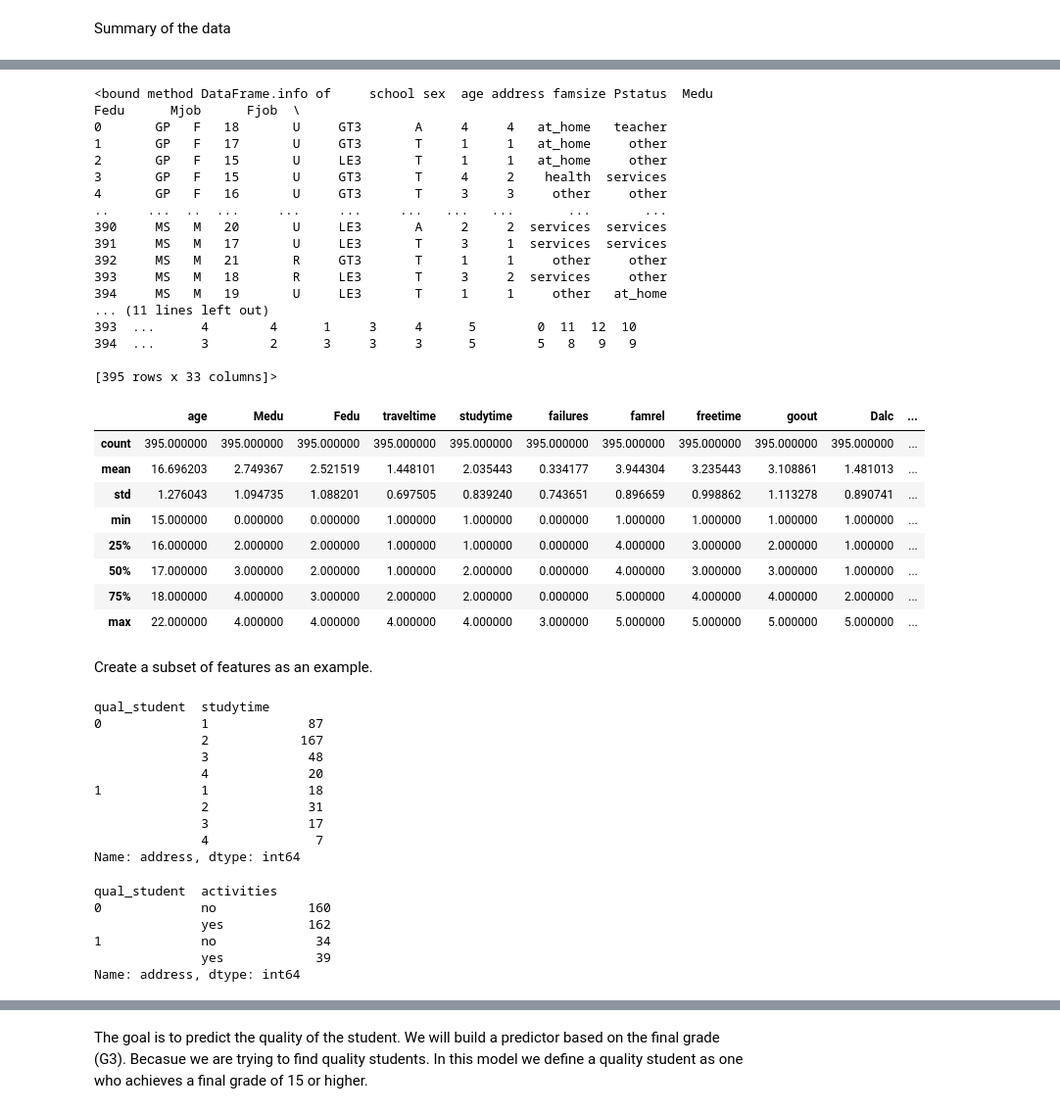
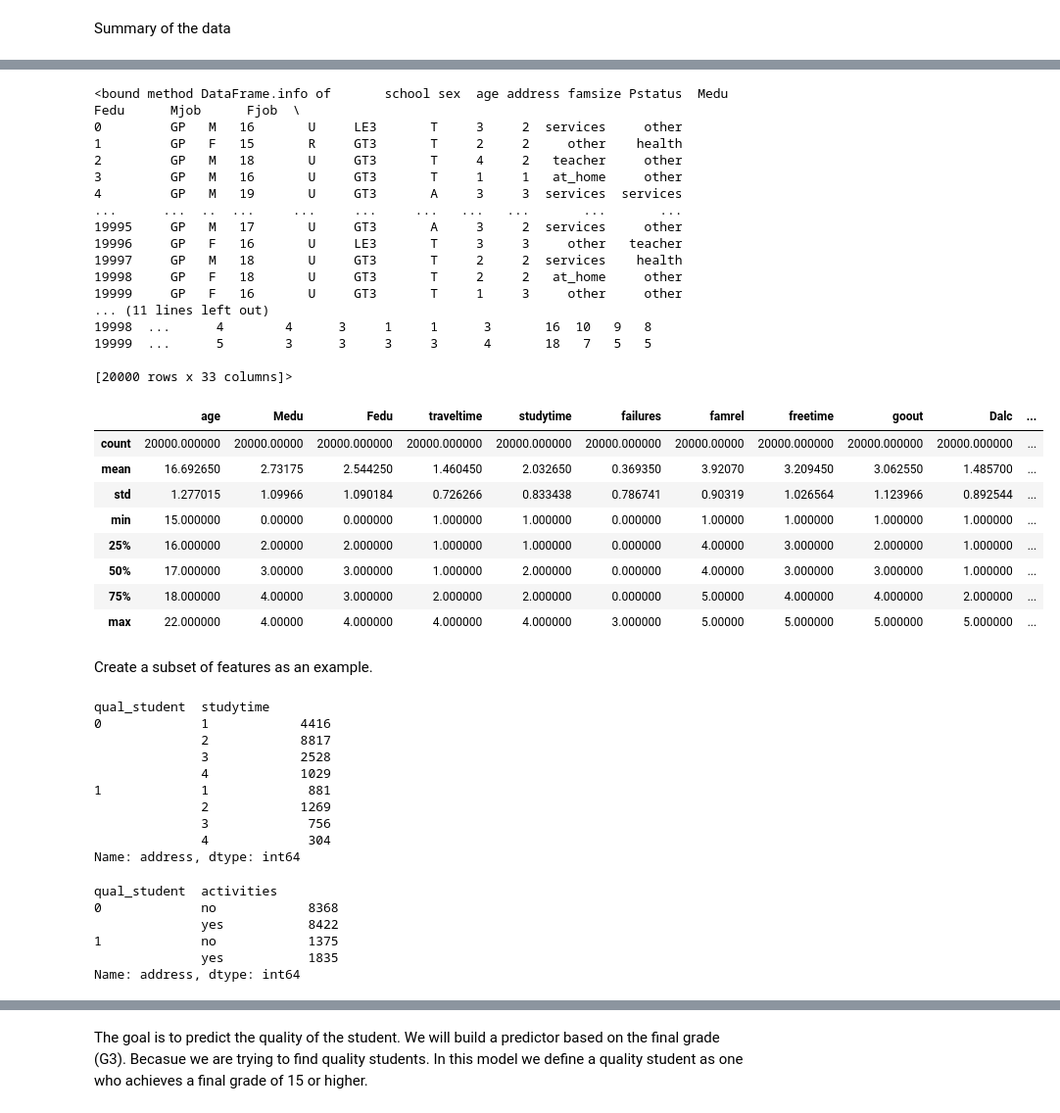
Before and after one commit to CMU-313/fall-22-hw4-team-berny, a Jupyter notebook: model_build.ipynb, the cells around one changed output, grey strips where cells are left out. Shown at 98% size. Saved outputs shown, nothing was run; the diff lists cells and outputs as text; code cells hidden in the pictures.

```diff
--- a/model_build.ipynb
+++ b/model_build.ipynb
@@ -3,7 +3,9 @@
 # %%
 import pandas as pd
 import numpy as np
-df = pd.read_csv('data/student-mat.csv', sep=';')
+import lime
+import lime.lime_tabular
+df = pd.read_csv('data/ProductionData.csv', sep=',')
 # %% [markdown]
 Summary of the data
 # %%
@@ -21,39 +23,39 @@ df.describe()
 # %%
 df.info
 # %% [output]
-<bound method DataFrame.info of     school sex  age address famsize Pstatus  Medu  Fedu      Mjob      Fjob  \
-0       GP   F   18       U     GT3       A     4     4   at_home   teacher
-1       GP   F   17       U     GT3       T     1     1   at_home     other
-2       GP   F   15       U     LE3       T     1     1   at_home     other
-3       GP   F   15       U     GT3       T     4     2    health  services
-4       GP   F   16       U     GT3       T     3     3     other     other
-..     ...  ..  ...     ...     ...     ...   ...   ...       ...       ...
-390     MS   M   20       U     LE3       A     2     2  services  services
-391     MS   M   17       U     LE3       T     3     1  services  services
-392     MS   M   21       R     GT3       T     1     1     other     other
-393     MS   M   18       R     LE3       T     3     2  services     other
-394     MS   M   19       U     LE3       T     1     1     other   at_home
+<bound method DataFrame.info of       school sex  age address famsize Pstatus  Medu  Fedu      Mjob      Fjob  \
+0         GP   M   16       U     LE3       T     3     2  services     other
+1         GP   F   15       R     GT3       T     2     2     other    health
+2         GP   M   18       U     GT3       T     4     2   teacher     other
+3         GP   M   16       U     GT3       T     1     1   at_home     other
+4         GP   M   19       U     GT3       A     3     3  services  services
+...      ...  ..  ...     ...     ...     ...   ...   ...       ...       ...
+19995     GP   M   17       U     GT3       A     3     2  services     other
+19996     GP   F   16       U     LE3       T     3     3     other   teacher
+19997     GP   M   18       U     GT3       T     2     2  services    health
+19998     GP   F   18       U     GT3       T     2     2   at_home     other
+19999     GP   F   16       U     GT3       T     1     3     other     other
 ... (11 lines left out)
-393  ...      4        4      1     3     4      5        0  11  12  10
-394  ...      3        2      3     3     3      5        5   8   9   9
+19998  ...      4        4      3     1     1      3       16  10   9   8
+19999  ...      5        3      3     3     3      4       18   7   5   5
 
-[395 rows x 33 columns]>
+[20000 rows x 33 columns]>
 # %%
 df['qual_student'] = np.where(df['G3']>=15, 1, 0)
-df['higher_bool'] = np.where(df['higher']=="yes",1,0)
-df['schoolsup_bool'] = np.where(df['schoolsup']=="yes",1,0)
+df['absences'] = np.where(df['absences']>=10,10,df['absences'])
+# df['schoolsup_bool'] = np.where(df['schoolsup']=="yes",1,0)
 df.groupby('qual_student').count().address
 df.describe()
 # %% [output]
 |  | age | Medu | Fedu | traveltime | studytime | failures | famrel | freetime | goout | Dalc | ... |
-| count | 395.000000 | 395.000000 | 395.000000 | 395.000000 | 395.000000 | 395.000000 | 395.000000 | 395.000000 | 395.000000 | 395.000000 | ... |
-| mean | 16.696203 | 2.749367 | 2.521519 | 1.448101 | 2.035443 | 0.334177 | 3.944304 | 3.235443 | 3.108861 | 1.481013 | ... |
-| std | 1.276043 | 1.094735 | 1.088201 | 0.697505 | 0.839240 | 0.743651 | 0.896659 | 0.998862 | 1.113278 | 0.890741 | ... |
-| min | 15.000000 | 0.000000 | 0.000000 | 1.000000 | 1.000000 | 0.000000 | 1.000000 | 1.000000 | 1.000000 | 1.000000 | ... |
-| 25% | 16.000000 | 2.000000 | 2.000000 | 1.000000 | 1.000000 | 0.000000 | 4.000000 | 3.000000 | 2.000000 | 1.000000 | ... |
-| 50% | 17.000000 | 3.000000 | 2.000000 | 1.000000 | 2.000000 | 0.000000 | 4.000000 | 3.000000 | 3.000000 | 1.000000 | ... |
-| 75% | 18.000000 | 4.000000 | 3.000000 | 2.000000 | 2.000000 | 0.000000 | 5.000000 | 4.000000 | 4.000000 | 2.000000 | ... |
-| max | 22.000000 | 4.000000 | 4.000000 | 4.000000 | 4.000000 | 3.000000 | 5.000000 | 5.000000 | 5.000000 | 5.000000 | ... |
+| count | 20000.000000 | 20000.00000 | 20000.000000 | 20000.000000 | 20000.000000 | 20000.000000 | 20000.00000 | 20000.000000 | 20000.000000 | 20000.000000 | ... |
+| mean | 16.692650 | 2.73175 | 2.544250 | 1.460450 | 2.032650 | 0.369350 | 3.92070 | 3.209450 | 3.062550 | 1.485700 | ... |
+| std | 1.277015 | 1.09966 | 1.090184 | 0.726266 | 0.833438 | 0.786741 | 0.90319 | 1.026564 | 1.123966 | 0.892544 | ... |
+| min | 15.000000 | 0.00000 | 0.000000 | 1.000000 | 1.000000 | 0.000000 | 1.00000 | 1.000000 | 1.000000 | 1.000000 | ... |
+| 25% | 16.000000 | 2.00000 | 2.000000 | 1.000000 | 1.000000 | 0.000000 | 4.00000 | 3.000000 | 2.000000 | 1.000000 | ... |
+| 50% | 17.000000 | 3.00000 | 3.000000 | 1.000000 | 2.000000 | 0.000000 | 4.00000 | 3.000000 | 3.000000 | 1.000000 | ... |
+| 75% | 18.000000 | 4.00000 | 3.000000 | 2.000000 | 2.000000 | 0.000000 | 5.00000 | 4.000000 | 4.000000 | 2.000000 | ... |
+| max | 22.000000 | 4.00000 | 4.000000 | 4.000000 | 4.000000 | 3.000000 | 5.00000 | 5.000000 | 5.000000 | 5.000000 | ... |
 # %% [markdown]
 Create a subset of features as an example.
 # %%
@@ -61,23 +63,23 @@ df['qual_student'] = np.where(df['G3']>=15, 1, 0)
 df.groupby(['qual_student','studytime']).count().address
 # %% [output]
 qual_student  studytime
-0             1             87
-              2            167
-              3             48
-              4             20
-1             1             18
-              2             31
-              3             17
-              4              7
+0             1            4416
+              2            8817
+              3            2528
+              4            1029
+1             1             881
+              2            1269
+              3             756
+              4             304
 Name: address, dtype: int64
 # %%
 df.groupby(['qual_student','activities']).count().address
 # %% [output]
 qual_student  activities
-0             no            160
-              yes           162
-1             no             34
-              yes            39
+0             no            8368
+              yes           8422
+1             no            1375
+              yes           1835
 Name: address, dtype: int64
 # %%
 df.groupby(['qual_student','failures']).count().address
```
Also changed, not shown: parts of 34 cells of this notebook, 2 other files.
